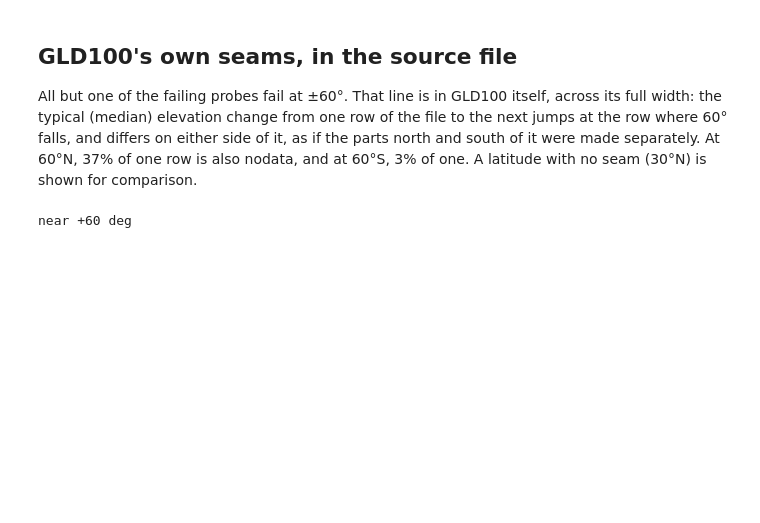
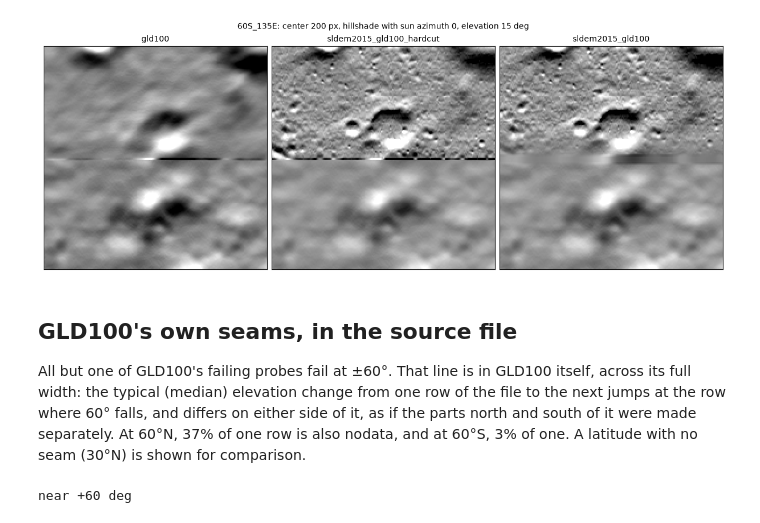
Before and after one commit to trey0/trntest, a Jupyter notebook: notebooks/dem_seams.ipynb, the cells around one changed output. Saved outputs shown, nothing was run; the diff lists cells and outputs as text; code cells hidden in the pictures; blank space fills up the shorter version.

```diff
--- a/notebooks/dem_seams.ipynb
+++ b/notebooks/dem_seams.ipynb
@@ -107,8 +189,14 @@ display(table[~table.control].drop(columns="control").round(3))
+# %%
+seam_plotting.plot_shaded_side_by_side(
+    {name.removeprefix("dem_"): seam_probes.load_probe(name, "60S_135E", config) for name in SOURCES}
+)
+# %% [output]
+[figure, added]
 # %% [markdown]
 ## GLD100's own seams, in the source file
 
-All but one of the failing probes fail at ±60°. That line is in GLD100 itself, across its full width: the
-typical (median) elevation change from one row of the file to the next jumps at the row where 60°
+All but one of GLD100's failing probes fail at ±60°. That line is in GLD100 itself, across its full
+width: the typical (median) elevation change from one row of the file to the next jumps at the row where 60°
 falls, and differs on either side of it, as if the parts north and south of it were made
 separately. At 60°N, 37% of one row is also nodata, and at 60°S, 3% of one. A latitude with no seam
 (30°N) is shown for comparison.
```
Also changed, not shown: parts of 14 cells of this notebook, 13 other files.
